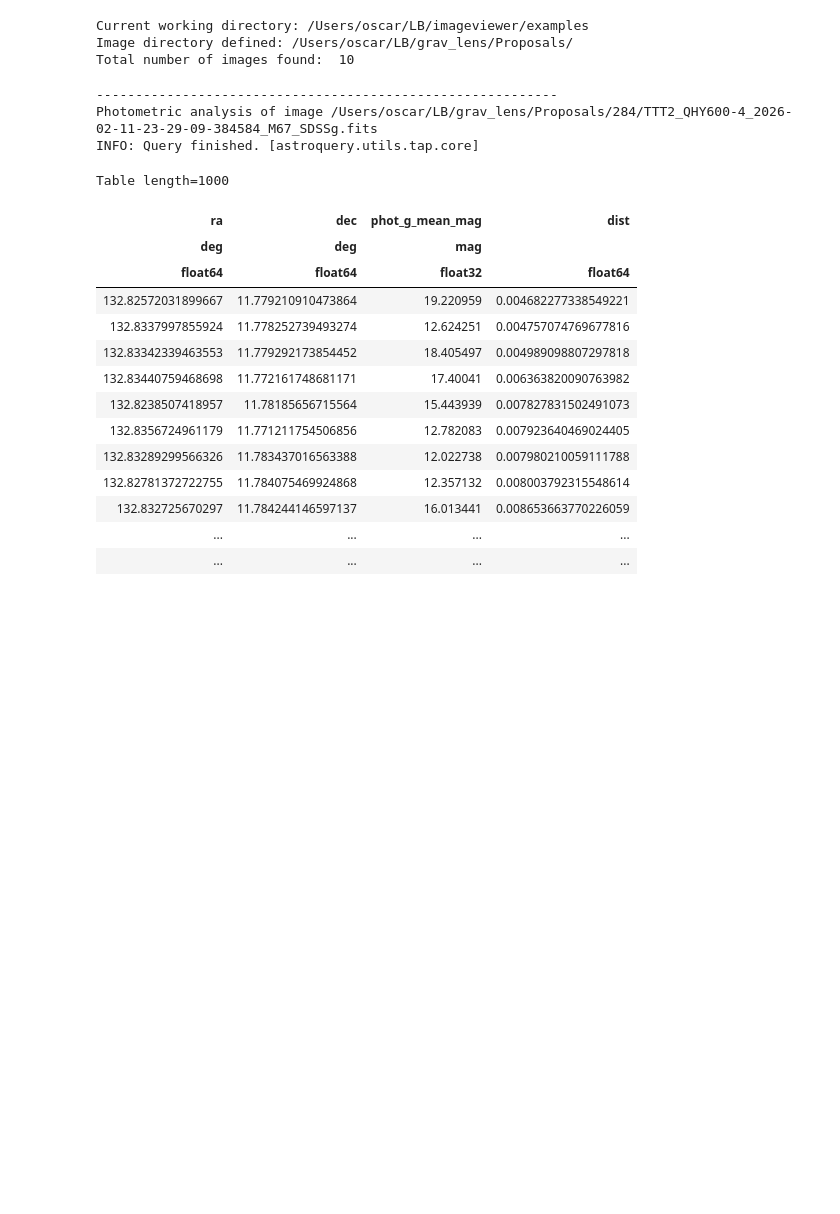
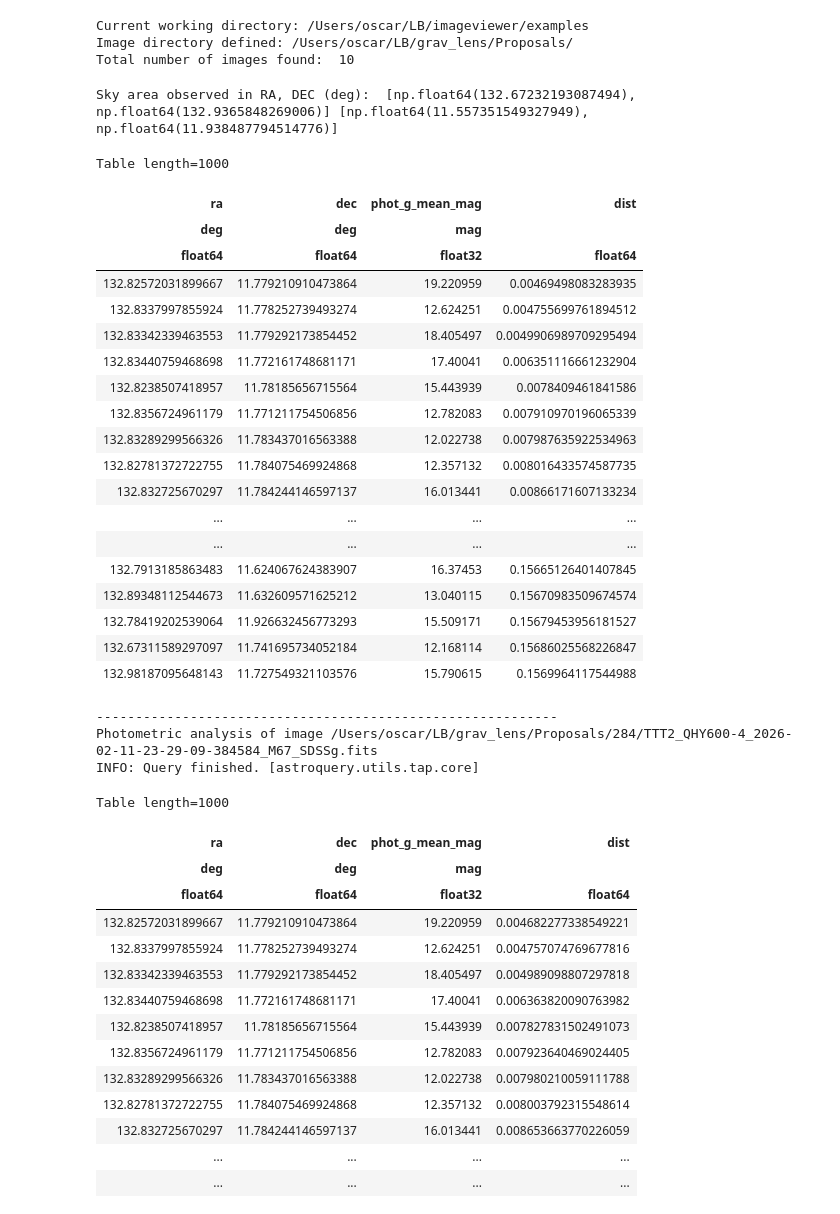
Before and after one commit to oscar-s-p/imageviewer, a Jupyter notebook: examples/photometry.ipynb, the cells around one changed output. Cells and saved outputs as stored; diff of their text form; code cells hidden in the pictures; blank space fills up the shorter version.

Commit message:
Split catalogue query seems to work, not implemented yet in photometry

```diff
--- a/examples/photometry.ipynb
+++ b/examples/photometry.ipynb
@@ -39,6 +40,37 @@ iv.dataframe_add(['seeing', 'moon', 'integration', 'ZP', 'EZP', 'SCALE', 'FWHM']
 Current working directory: /Users/oscar/LB/imageviewer/examples
 Image directory defined: /Users/oscar/LB/grav_lens/Proposals/
 Total number of images found:  10
+# %%
+return_table = imgvw.get_catalogue(iv.df_files['path'].iloc[2],
+                                catalogue = 'Gaia',
+                                filter = ['g', 'r', 'i'],
+                                mag_range = (1,20),
+                                print_info = True)
+# %% [output]
+Sky area observed in RA, DEC (deg):  [np.float64(132.67232193087494), np.float64(132.9365848269006)] [np.float64(11.557351549327949), np.float64(11.938487794514776)]
+# %%
+return_table
+# %% [output]
+Table length=1000
+| ra | dec | phot_g_mean_mag | dist |
+| deg | deg | mag |  |
+| float64 | float64 | float32 | float64 |
+| 132.82572031899667 | 11.779210910473864 | 19.220959 | 0.00469498083283935 |
+| 132.8337997855924 | 11.778252739493274 | 12.624251 | 0.004755699761894512 |
+| 132.83342339463553 | 11.779292173854452 | 18.405497 | 0.0049906989709295494 |
+| 132.83440759468698 | 11.772161748681171 | 17.40041 | 0.006351116661232904 |
+| 132.8238507418957 | 11.78185656715564 | 15.443939 | 0.0078409461841586 |
+| 132.8356724961179 | 11.771211754506856 | 12.782083 | 0.007910970196065339 |
+| 132.83289299566326 | 11.783437016563388 | 12.022738 | 0.007987635922534963 |
+| 132.82781372722755 | 11.784075469924868 | 12.357132 | 0.008016433574587735 |
+| 132.832725670297 | 11.784244146597137 | 16.013441 | 0.00866171607133234 |
+| ... | ... | ... | ... |
+| ... | ... | ... | ... |
+| 132.7913185863483 | 11.624067624383907 | 16.37453 | 0.15665126401407845 |
+| 132.89348112544673 | 11.632609571625212 | 13.040115 | 0.15670983509674574 |
+| 132.78419202539064 | 11.926632456773293 | 15.509171 | 0.15679453956181527 |
+| 132.67311589297097 | 11.741695734052184 | 12.168114 | 0.15686025568226847 |
+| 132.98187095648143 | 11.727549321103576 | 15.790615 | 0.1569964117544988 |
 # %%
 phot = imgvw.photo_analysis(iv.df_files['path'].iloc[3], plot=True, print_info=False,
                             init_table = './test_table.pkl',
```
Also changed, not shown: parts of 2 cells of this notebook, 3 other files.
